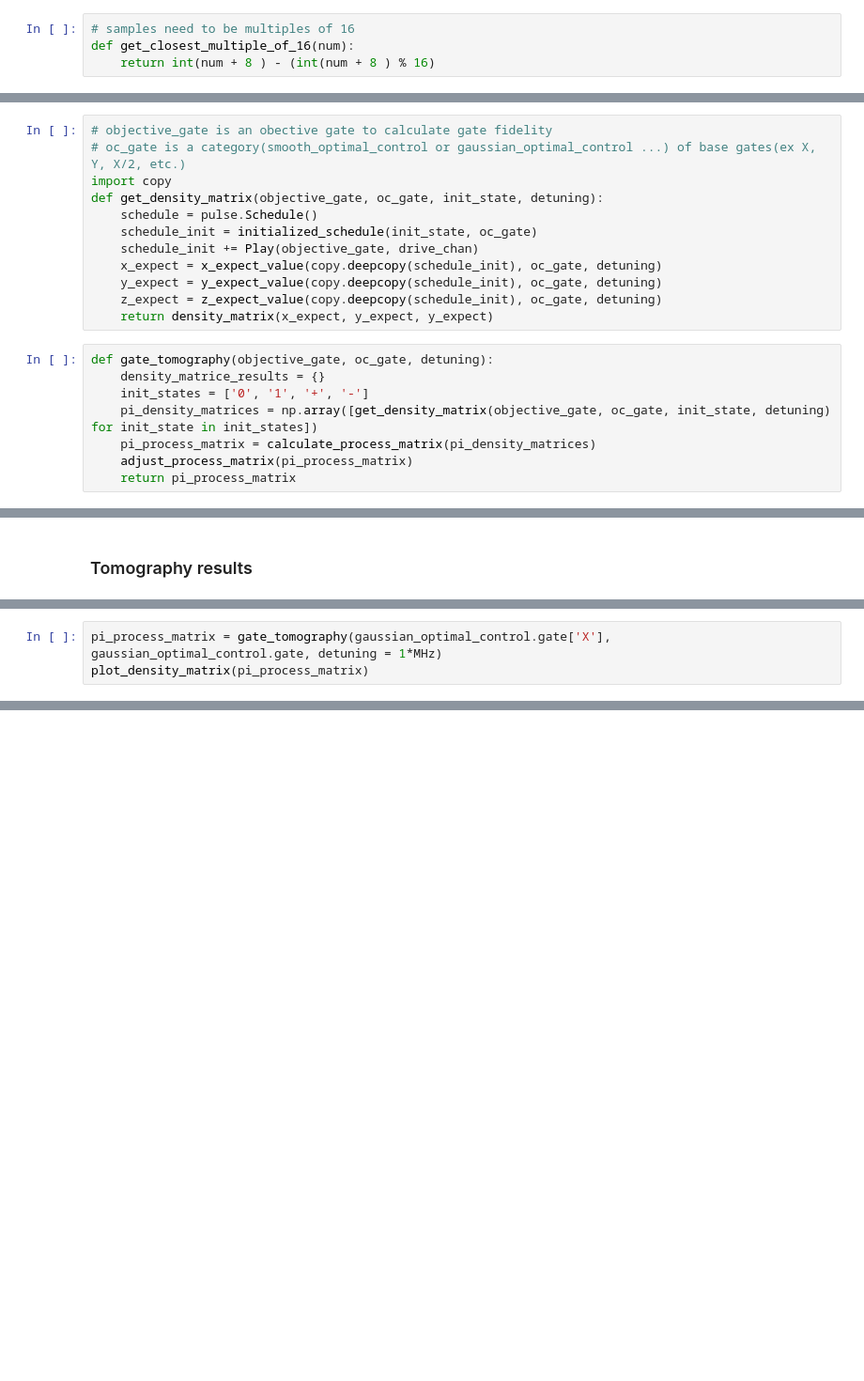
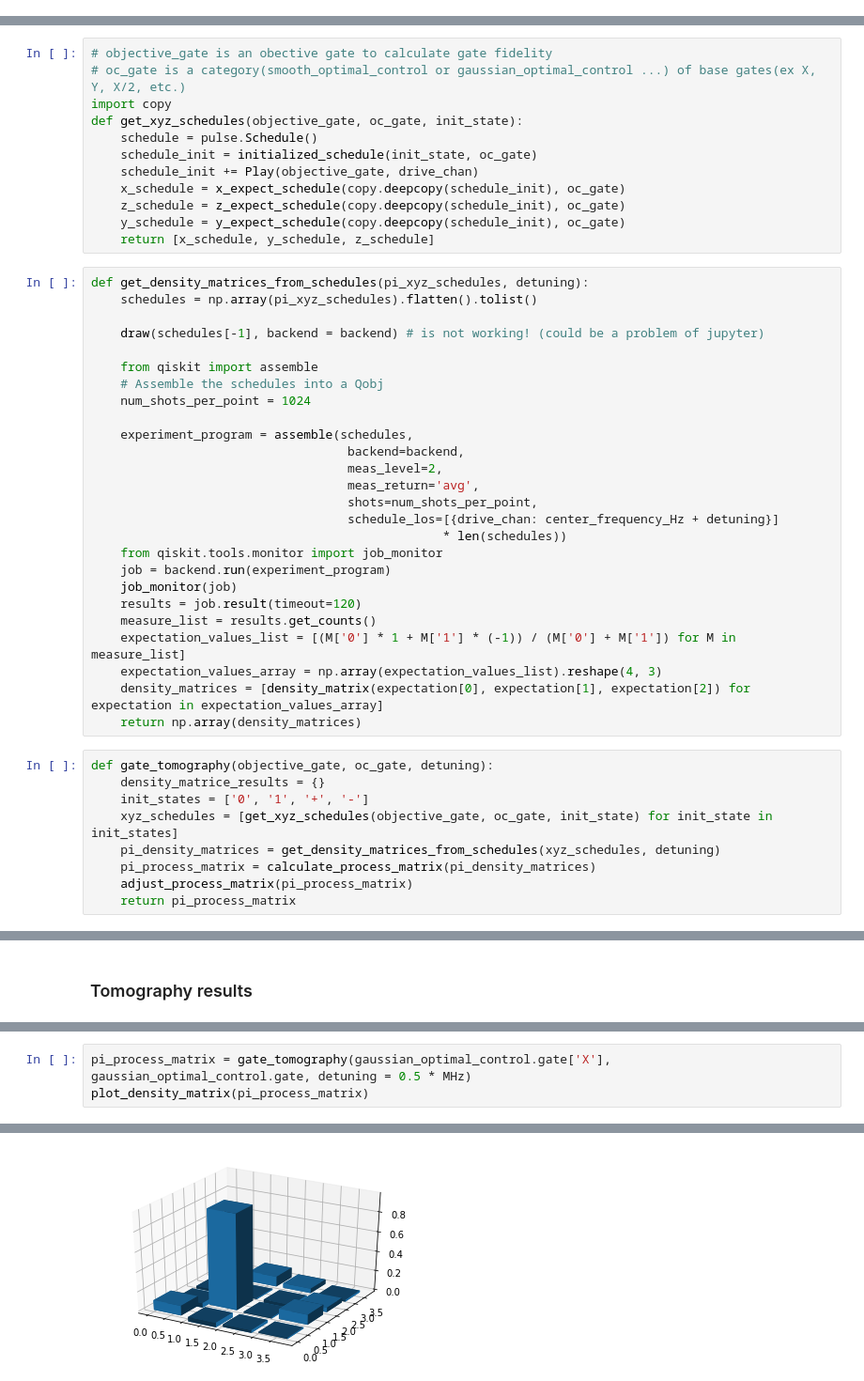
Before and after one commit to panbae59/smooth-optimal-control-2, a Jupyter notebook: new_SOC_with_qiskit_armonk.ipynb, the cells around one changed output, grey strips where cells are left out. Shown at 94% size. Cells and saved outputs as stored; diff of their text form; blank space fills up the shorter version.

Commit message:
modify tomography speed

```diff
--- a/new_SOC_with_qiskit_armonk.ipynb
+++ b/new_SOC_with_qiskit_armonk.ipynb
@@ -95,7 +69,3 @@ def plot_shot_results(job):
-# %%
-# samples need to be multiples of 16
-def get_closest_multiple_of_16(num):
-    return int(num + 8 ) - (int(num + 8 ) % 16)
 # %%
 inst_sched_map = backend_defaults.instruction_schedule_map
 measure = inst_sched_map.get('measure', qubits=backend_config.meas_map[meas_map_idx])
@@ -583,19 +524,46 @@ def initialized_schedule(init_state, oc_gate):
 # objective_gate is an obective gate to calculate gate fidelity
 # oc_gate is a category(smooth_optimal_control or gaussian_optimal_control ...) of base gates(ex X, Y, X/2, etc.)
 import copy
-def get_density_matrix(objective_gate, oc_gate, init_state, detuning):
+def get_xyz_schedules(objective_gate, oc_gate, init_state):
     schedule = pulse.Schedule()
     schedule_init = initialized_schedule(init_state, oc_gate)
     schedule_init += Play(objective_gate, drive_chan)
-    x_expect = x_expect_value(copy.deepcopy(schedule_init), oc_gate, detuning)
-    y_expect = y_expect_value(copy.deepcopy(schedule_init), oc_gate, detuning)
-    z_expect = z_expect_value(copy.deepcopy(schedule_init), oc_gate, detuning)
-    return density_matrix(x_expect, y_expect, y_expect)
+    x_schedule = x_expect_schedule(copy.deepcopy(schedule_init), oc_gate)
+    z_schedule = z_expect_schedule(copy.deepcopy(schedule_init), oc_gate)
+    y_schedule = y_expect_schedule(copy.deepcopy(schedule_init), oc_gate)
+    return [x_schedule, y_schedule, z_schedule]
+# %%
+def get_density_matrices_from_schedules(pi_xyz_schedules, detuning):
+    schedules = np.array(pi_xyz_schedules).flatten().tolist()
+
+    draw(schedules[-1], backend = backend) # is not working! (could be a problem of jupyter)
+
+    from qiskit import assemble
+    # Assemble the schedules into a Qobj
+    num_shots_per_point = 1024
+
+    experiment_program = assemble(schedules,
+                                   backend=backend,
+                                   meas_level=2,
+                                   meas_return='avg',
+                                   shots=num_shots_per_point,
+                                   schedule_los=[{drive_chan: center_frequency_Hz + detuning}]
+                                                * len(schedules))
+    from qiskit.tools.monitor import job_monitor
+    job = backend.run(experiment_program)
+    job_monitor(job)
+    results = job.result(timeout=120)
+    measure_list = results.get_counts()
+    expectation_values_list = [(M['0'] * 1 + M['1'] * (-1)) / (M['0'] + M['1']) for M in measure_list]
+    expectation_values_array = np.array(expectation_values_list).reshape(4, 3)
+    density_matrices = [density_matrix(expectation[0], expectation[1], expectation[2]) for expectation in expectation_values_array]
+    return np.array(density_matrices)
 # %%
 def gate_tomography(objective_gate, oc_gate, detuning):
     density_matrice_results = {}
     init_states = ['0', '1', '+', '-']
-    pi_density_matrices = np.array([get_density_matrix(objective_gate, oc_gate, init_state, detuning) for init_state in init_states])
+    xyz_schedules = [get_xyz_schedules(objective_gate, oc_gate, init_state) for init_state in init_states]
+    pi_density_matrices = get_density_matrices_from_schedules(xyz_schedules, detuning)
     pi_process_matrix = calculate_process_matrix(pi_density_matrices)
     adjust_process_matrix(pi_process_matrix)
     return pi_process_matrix
@@ -637,3 +631,4 @@ plot_density_matrix(pi_process_matrix)
 # %%
-pi_process_matrix = gate_tomography(gaussian_optimal_control.gate['X'], gaussian_optimal_control.gate, detuning = 1*MHz)
+pi_process_matrix = gate_tomography(gaussian_optimal_control.gate['X'], gaussian_optimal_control.gate, detuning = 0.5 * MHz)
 plot_density_matrix(pi_process_matrix)
+# %% [output]
@@ -640 +644,2 @@ plot_density_matrix(pi_process_matrix)
+[figure, added]
 # %%
```
Also changed, not shown: parts of 24 cells of this notebook, 2 other files.
